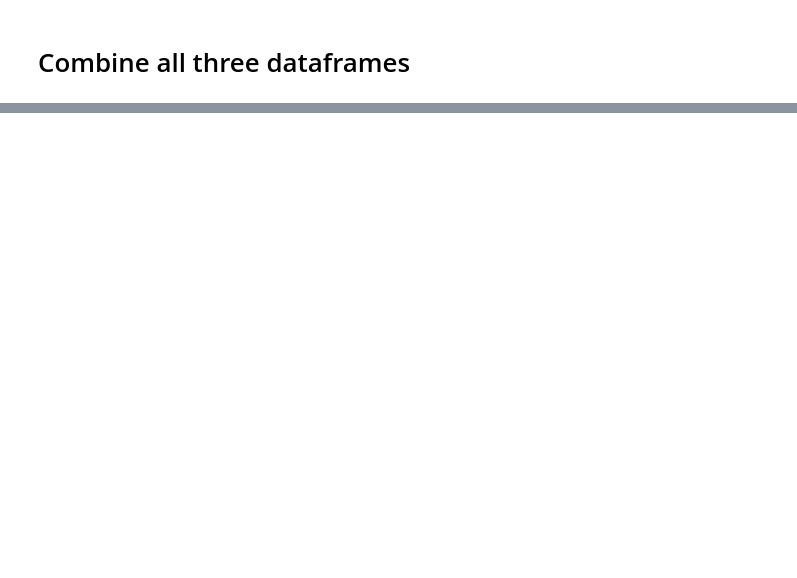
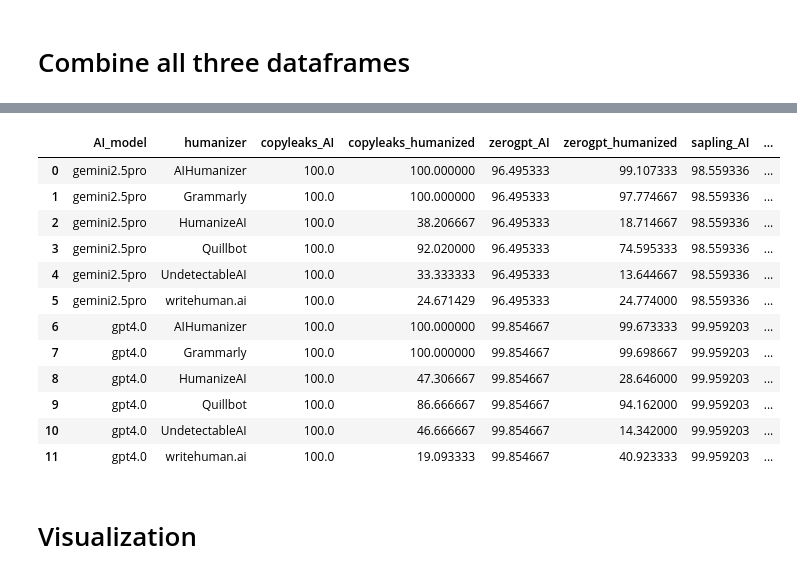
Before and after one commit to warit-tee/FYP, a Jupyter notebook: detectability/detect-results.ipynb, the cells around one changed output, grey strips where cells are left out. Cells and saved outputs as stored; diff of their text form; code cells hidden in the pictures; blank space fills up the shorter version.

Commit message:
add analysis and visualization

```diff
--- a/detectability/detect-results.ipynb
+++ b/detectability/detect-results.ipynb
@@ -226,3 +228,11 @@ df_merged.head()
 | 2 | 1 | 2 | gemini2.5pro | AIHumanizer | The pervasive integration of soci... | The way social media has woven it... | 100 | 100.0 | ... |
 | 3 | 1 | 2 | gpt4.0 | AIHumanizer | In the digital age, social media ... | In today’s digital world, social ... | 100 | 100.0 | ... |
 | 4 | 1 | 3 | gpt4.0 | AIHumanizer | In recent years, social media has... | Over the past few years, social m... | 100 | 100.0 | ... |
+# %%
+# convert detectability columns to float
+df_merged['copyleaks_AI'] = df_merged['copyleaks_AI'].astype('float64')
+df_merged['copyleaks_humanized'] = df_merged['copyleaks_humanized'].astype('float64')
+df_merged['zerogpt_AI'] = df_merged['zerogpt_AI'].astype('float64')
+df_merged['zerogpt_humanized'] = df_merged['zerogpt_humanized'].astype('float64')
+df_merged['sapling_AI'] = df_merged['sapling_AI'].astype('float64')
+df_merged['sapling_humanized'] = df_merged['sapling_humanized'].astype('float64')
@@ -228,0 +261,21 @@ df_merged.head()
+# %%
+df_ai_humanizer = df_merged.groupby(['AI_model', 'humanizer']).mean(numeric_only=True)
+df_ai_humanizer = df_ai_humanizer.drop(columns=['topic', 'length'])
+df_ai_humanizer.reset_index(inplace=True)
+df_ai_humanizer
+# %% [output]
+|  | AI_model | humanizer | copyleaks_AI | copyleaks_humanized | zerogpt_AI | zerogpt_humanized | sapling_AI | ... |
+| 0 | gemini2.5pro | AIHumanizer | 100.0 | 100.000000 | 96.495333 | 99.107333 | 98.559336 | ... |
+| 1 | gemini2.5pro | Grammarly | 100.0 | 100.000000 | 96.495333 | 97.774667 | 98.559336 | ... |
+| 2 | gemini2.5pro | HumanizeAI | 100.0 | 38.206667 | 96.495333 | 18.714667 | 98.559336 | ... |
+| 3 | gemini2.5pro | Quillbot | 100.0 | 92.020000 | 96.495333 | 74.595333 | 98.559336 | ... |
+| 4 | gemini2.5pro | UndetectableAI | 100.0 | 33.333333 | 96.495333 | 13.644667 | 98.559336 | ... |
+| 5 | gemini2.5pro | writehuman.ai | 100.0 | 24.671429 | 96.495333 | 24.774000 | 98.559336 | ... |
+| 6 | gpt4.0 | AIHumanizer | 100.0 | 100.000000 | 99.854667 | 99.673333 | 99.959203 | ... |
+| 7 | gpt4.0 | Grammarly | 100.0 | 100.000000 | 99.854667 | 99.698667 | 99.959203 | ... |
+| 8 | gpt4.0 | HumanizeAI | 100.0 | 47.306667 | 99.854667 | 28.646000 | 99.959203 | ... |
+| 9 | gpt4.0 | Quillbot | 100.0 | 86.666667 | 99.854667 | 94.162000 | 99.959203 | ... |
+| 10 | gpt4.0 | UndetectableAI | 100.0 | 46.666667 | 99.854667 | 14.342000 | 99.959203 | ... |
+| 11 | gpt4.0 | writehuman.ai | 100.0 | 19.093333 | 99.854667 | 40.923333 | 99.959203 | ... |
+# %% [markdown]
+# Visualization
```
Also changed, not shown: parts of 11 cells of this notebook, 3 other files.
